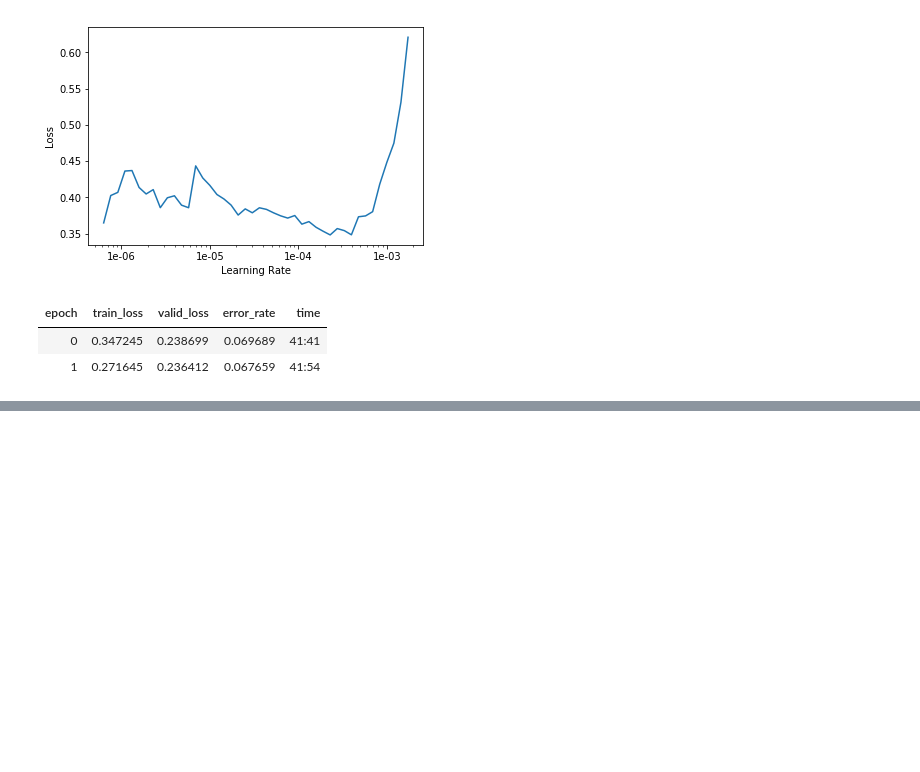
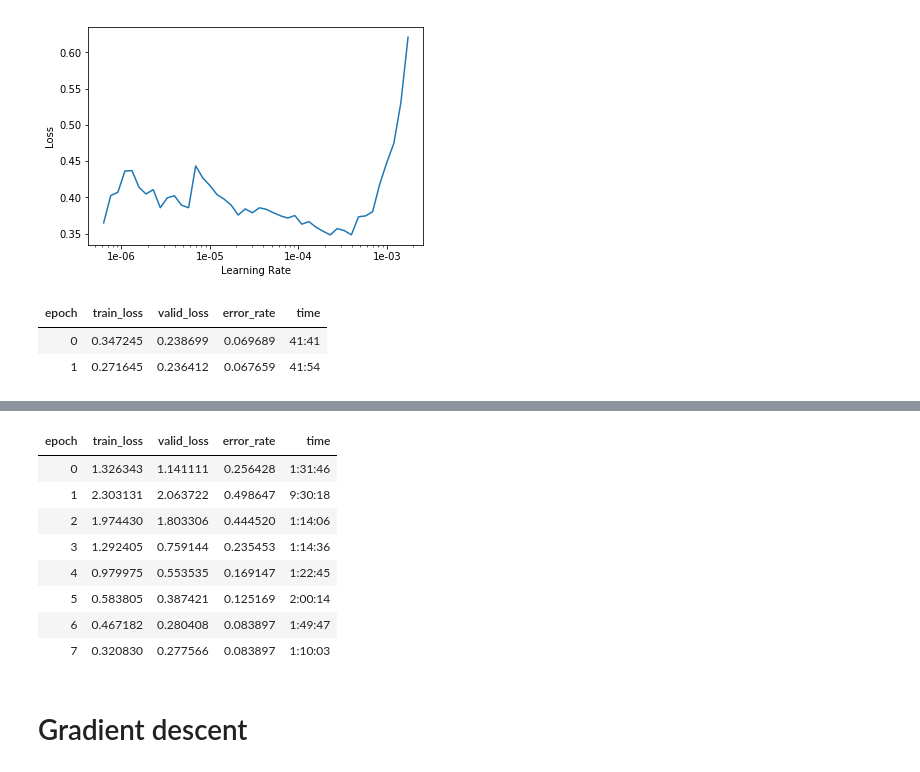
Before and after one commit to cleysonl/Fast-Ai, a Jupyter notebook: lesson1_v1.ipynb, the cells around one changed output, grey strips where cells are left out. Drawn from its saved outputs; the diff is of its cells as text; code cells hidden in the pictures; blank space fills up the shorter version.

```diff
--- a/lesson1_v1.ipynb
+++ b/lesson1_v1.ipynb
@@ -153,0 +169,14 @@ learn.fit_one_cycle(2,max_lr=slice(1e-6,1e-4))
+# %%
+learn.fit_one_cycle(8)
+# %% [output]
+| epoch | train_loss | valid_loss | error_rate | time |
+| 0 | 1.326343 | 1.141111 | 0.256428 | 1:31:46 |
+| 1 | 2.303131 | 2.063722 | 0.498647 | 9:30:18 |
+| 2 | 1.974430 | 1.803306 | 0.444520 | 1:14:06 |
+| 3 | 1.292405 | 0.759144 | 0.235453 | 1:14:36 |
+| 4 | 0.979975 | 0.553535 | 0.169147 | 1:22:45 |
+| 5 | 0.583805 | 0.387421 | 0.125169 | 2:00:14 |
+| 6 | 0.467182 | 0.280408 | 0.083897 | 1:49:47 |
+| 7 | 0.320830 | 0.277566 | 0.083897 | 1:10:03 |
+# %% [markdown]
+# Gradient descent
```
Also changed, not shown: parts of 5 cells of this notebook.
